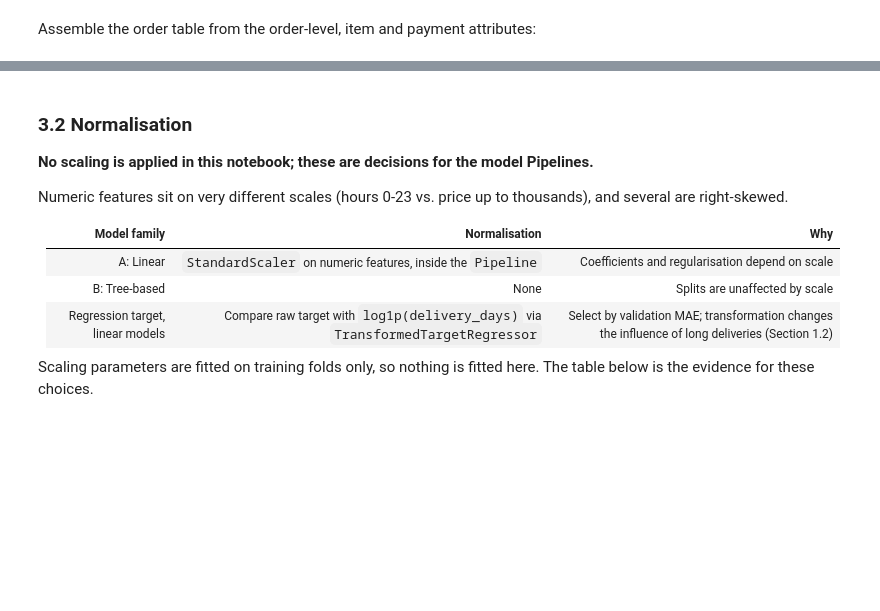
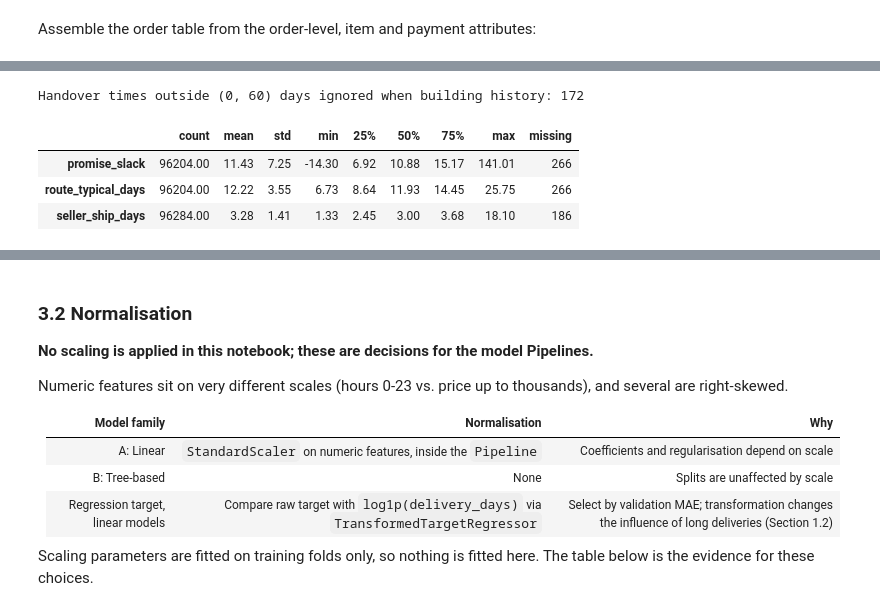
Before and after one commit to YuanJiayi/Team6_IT5006_Ecommerce_Analytics_AY2627Sem1, a Jupyter notebook: notebooks/phase2/data_prep.ipynb, the cells around one changed output, grey strips where cells are left out. Saved outputs shown, nothing was run; the diff lists cells and outputs as text; code cells hidden in the pictures; blank space fills up the shorter version.

```diff
--- a/notebooks/phase2/data_prep.ipynb
+++ b/notebooks/phase2/data_prep.ipynb
@@ -527,0 +550,30 @@ order_table.head()
+# %%
+import sys
+sys.path.insert(0, str(PROJECT_ROOT))
+from phase2_features import as_of_shrunk_mean
+
+ROUTE_PRIOR_STRENGTH = 20
+SELLER_PRIOR_STRENGTH = 10
+SHIP_DAYS_RANGE = (0, 60)  # drops negative and implausible handover times
+
+route = order_table["seller_state"] + ">" + order_table["customer_state"]
+order_table["route_typical_days"] = as_of_shrunk_mean(
+    route, order_table["delivery_days"], order_table["outcome_available_at"],
+    route, order_table["order_purchase_timestamp"], ROUTE_PRIOR_STRENGTH)
+order_table["promise_slack"] = order_table["promised_days"] - order_table["route_typical_days"]
+
+ship_days = days_between(order_table["order_delivered_carrier_date"], order_table["order_purchase_timestamp"])
+usable = ship_days.between(*SHIP_DAYS_RANGE)
+order_table["seller_ship_days"] = as_of_shrunk_mean(
+    order_table.loc[usable, "furthest_seller_id"], ship_days[usable],
+    order_table.loc[usable, "order_delivered_carrier_date"],
+    order_table["furthest_seller_id"], order_table["order_purchase_timestamp"], SELLER_PRIOR_STRENGTH)
+
+print(f"Handover times outside {SHIP_DAYS_RANGE} days ignored when building history: {(~usable).sum():,}")
+order_table[HISTORY_FEATURES].describe().T.assign(missing=order_table[HISTORY_FEATURES].isna().sum())
+# %% [output]
+Handover times outside (0, 60) days ignored when building history: 172
+|  | count | mean | std | min | 25% | 50% | 75% | max | missing |
+| promise_slack | 96204.00 | 11.43 | 7.25 | -14.30 | 6.92 | 10.88 | 15.17 | 141.01 | 266 |
+| route_typical_days | 96204.00 | 12.22 | 3.55 | 6.73 | 8.64 | 11.93 | 14.45 | 25.75 | 266 |
+| seller_ship_days | 96284.00 | 3.28 | 1.41 | 1.33 | 2.45 | 3.00 | 3.68 | 18.10 | 186 |
```
Also changed, not shown: parts of 16 cells of this notebook, 26 other files.
